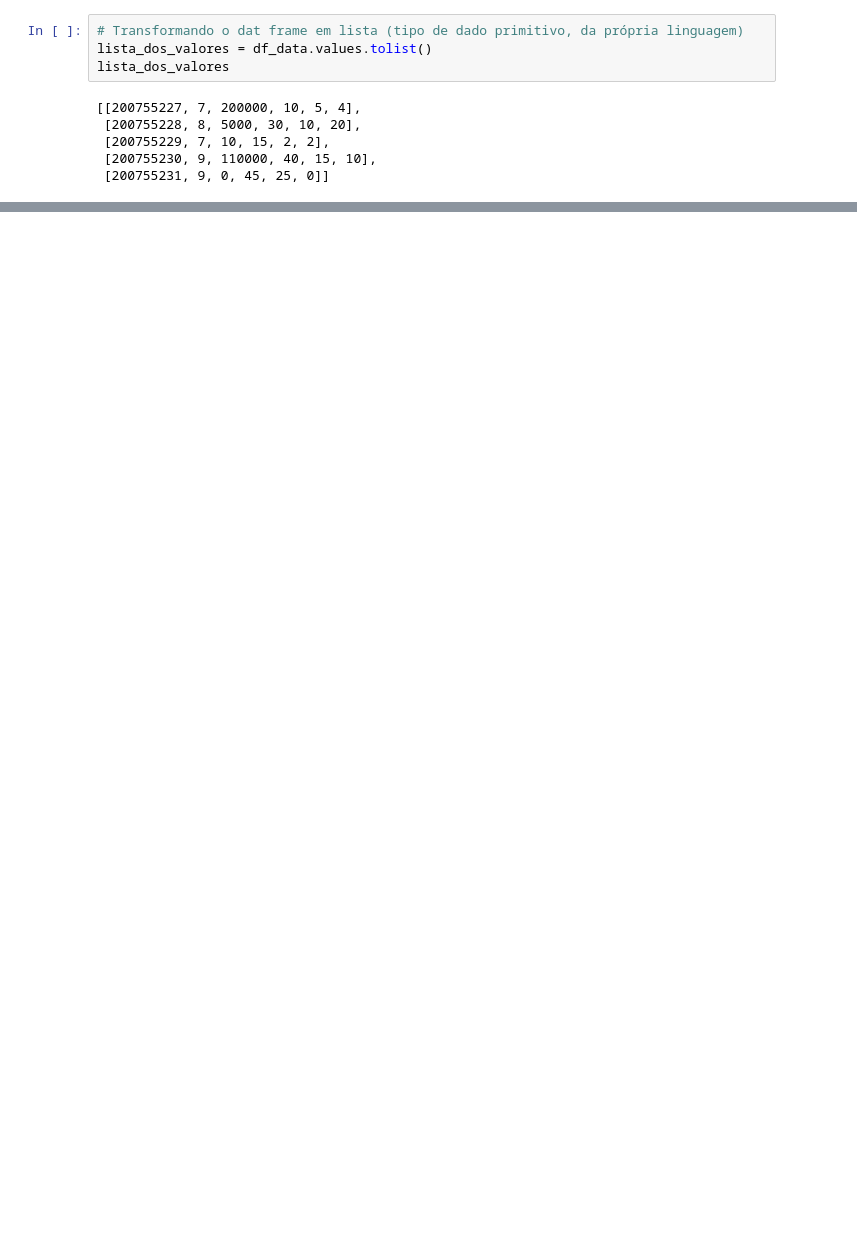
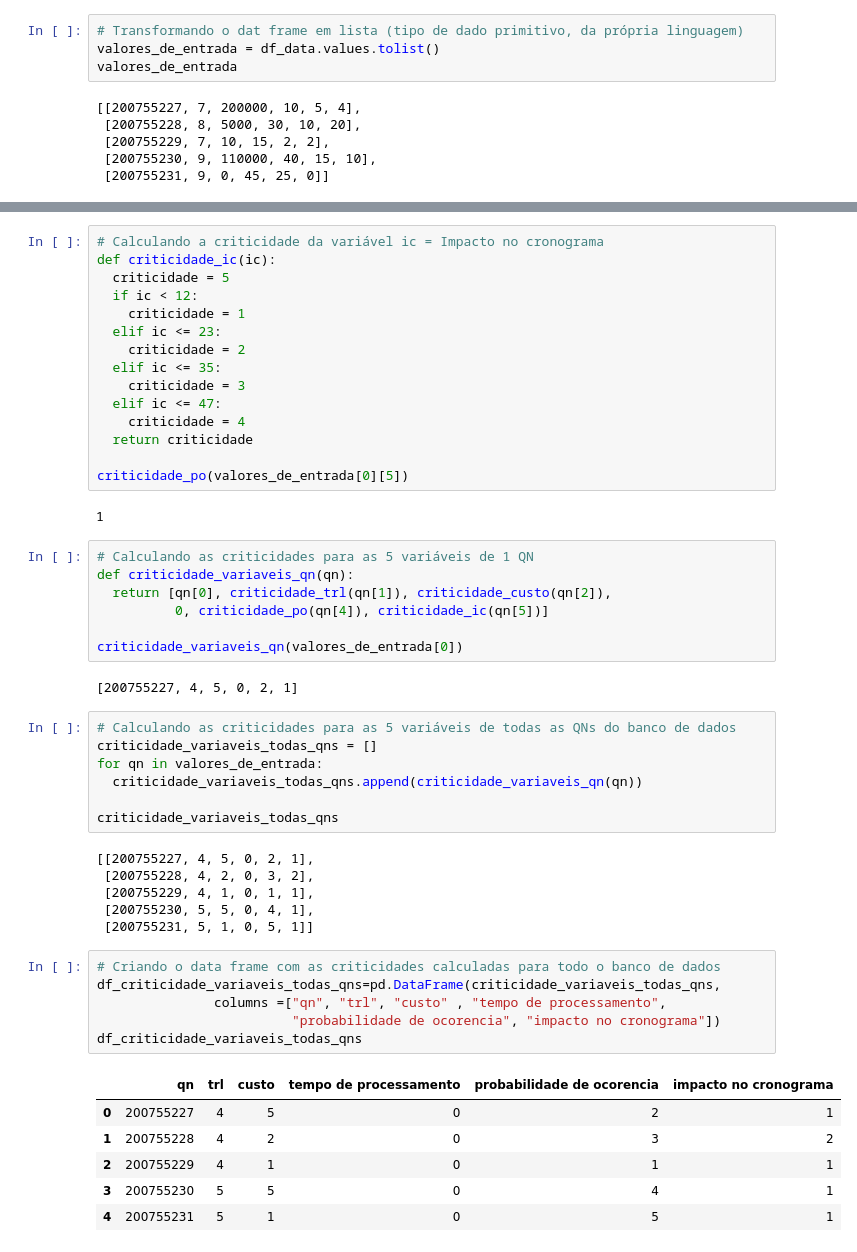
Before and after one commit to Karinagkarim/TFMC_teste_Karina_Gomes, a Jupyter notebook: CNQ_TFMC.ipynb, the cells around one changed output, grey strips where cells are left out. Saved outputs shown, nothing was run; the diff lists cells and outputs as text; blank space fills up the shorter version.

```diff
--- a/CNQ_TFMC.ipynb
+++ b/CNQ_TFMC.ipynb
@@ -57,8 +57,8 @@ df_data.head()
 | 4 | 200755231 | 9 | 0 | 45 | 25 | 0 |
 # %%
 # Transformando o dat frame em lista (tipo de dado primitivo, da própria linguagem)
-lista_dos_valores = df_data.values.tolist()
-lista_dos_valores
+valores_de_entrada = df_data.values.tolist()
+valores_de_entrada
 # %% [output]
 [[200755227, 7, 200000, 10, 5, 4],
  [200755228, 8, 5000, 30, 10, 20],
@@ -79,0 +147,52 @@ Entrada numérica -> palavras (conjunto difuso)
+# %%
+# Calculando a criticidade da variável ic = Impacto no cronograma
+def criticidade_ic(ic):
+  criticidade = 5
+  if ic < 12:
+    criticidade = 1
+  elif ic <= 23:
+    criticidade = 2
+  elif ic <= 35:
+    criticidade = 3
+  elif ic <= 47:
+    criticidade = 4
+  return criticidade
+
+criticidade_po(valores_de_entrada[0][5])
+# %% [output]
+1
+# %%
+# Calculando as criticidades para as 5 variáveis de 1 QN
+def criticidade_variaveis_qn(qn):
+  return [qn[0], criticidade_trl(qn[1]), criticidade_custo(qn[2]),
+          0, criticidade_po(qn[4]), criticidade_ic(qn[5])]
+
+criticidade_variaveis_qn(valores_de_entrada[0])
+# %% [output]
+[200755227, 4, 5, 0, 2, 1]
+# %%
+# Calculando as criticidades para as 5 variáveis de todas as QNs do banco de dados
+criticidade_variaveis_todas_qns = []
+for qn in valores_de_entrada:
+  criticidade_variaveis_todas_qns.append(criticidade_variaveis_qn(qn))
+
+criticidade_variaveis_todas_qns
+# %% [output]
+[[200755227, 4, 5, 0, 2, 1],
+ [200755228, 4, 2, 0, 3, 2],
+ [200755229, 4, 1, 0, 1, 1],
+ [200755230, 5, 5, 0, 4, 1],
+ [200755231, 5, 1, 0, 5, 1]]
+# %%
+# Criando o data frame com as criticidades calculadas para todo o banco de dados
+df_criticidade_variaveis_todas_qns=pd.DataFrame(criticidade_variaveis_todas_qns,
+               columns =["qn", "trl", "custo" , "tempo de processamento",
+                         "probabilidade de ocorencia", "impacto no cronograma"])
+df_criticidade_variaveis_todas_qns
+# %% [output]
+|  | qn | trl | custo | tempo de processamento | probabilidade de ocorencia | impacto no cronograma |
+| 0 | 200755227 | 4 | 5 | 0 | 2 | 1 |
+| 1 | 200755228 | 4 | 2 | 0 | 3 | 2 |
+| 2 | 200755229 | 4 | 1 | 0 | 1 | 1 |
+| 3 | 200755230 | 5 | 5 | 0 | 4 | 1 |
+| 4 | 200755231 | 5 | 1 | 0 | 5 | 1 |
```
Also changed, not shown: parts of 12 cells of this notebook.
